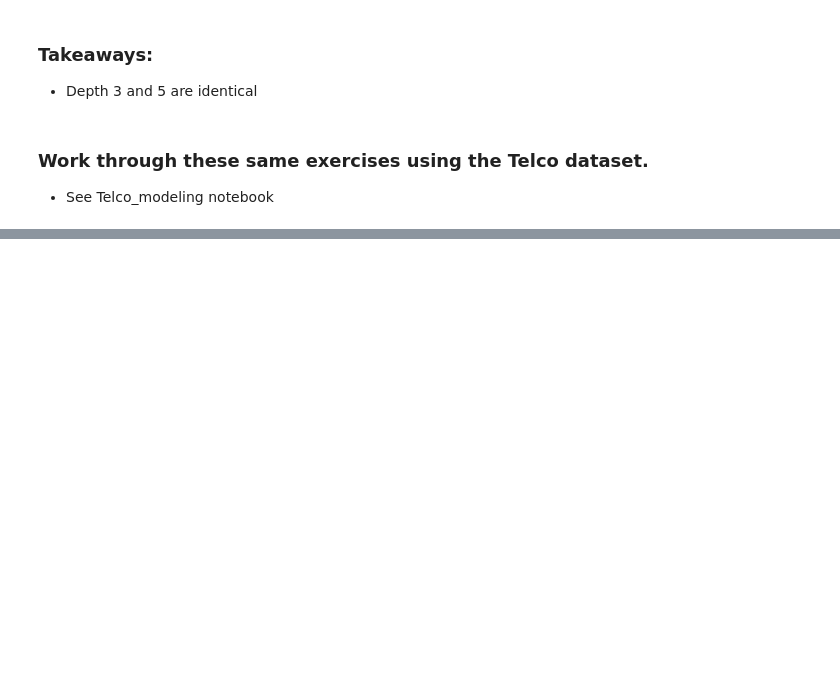
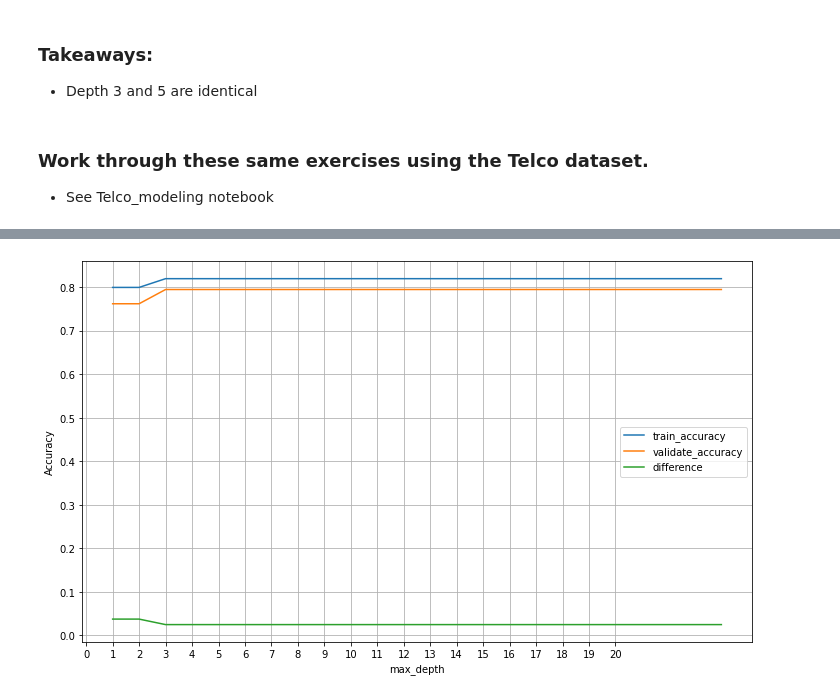
Before and after one commit to bradgauvin/classification-exercises, a Jupyter notebook: model.ipynb, the cells around one changed output, grey strips where cells are left out. Cells and saved outputs as stored; diff of their text form; code cells hidden in the pictures; blank space fills up the shorter version.

Commit message:
random forest exercise added

```diff
--- a/model.ipynb
+++ b/model.ipynb
@@ -297,0 +631,11 @@ weighted avg       0.81      0.79      0.78       214
+# %%
+for i in range (2,11):
+    rfc = RandomForestClassifier(max_depth=i, random_state=123)
+    rfc = rfc.fit(x_train,y_train)
+    #predictions
+    y_pred = rfc.predict(x_train)
+    # Classification loop
+    report = classification_report(y_train, y_pred, output_dict=True)
+    print(f'Tree with max depth of {i}')
+    print(pd.DataFrame(report))
+    print()
@@ -297,0 +660,28 @@ weighted avg       0.81      0.79      0.78       214
+# %%
+# Copied from decision tree lesson & updted with random forest classifier
+metrics = []
+
+for i in range(1, 25):
+    # Make the model
+    rfc = RandomForestClassifier(max_depth=i, random_state=123)
+
+    # Fit the model (on train and only train)
+    rfc = rfc.fit(x_train, y_train)
+
+    # Use the model
+    # We'll evaluate the model's performance on train, first
+    in_sample_accuracy = rfc.score(x_train, y_train)
+
+    out_of_sample_accuracy = rfc.score(x_validate, y_validate)
+
+    output = {
+        "max_depth": i,
+        "train_accuracy": in_sample_accuracy,
+        "validate_accuracy": out_of_sample_accuracy
+    }
+
+    metrics.append(output)
+
+df = pd.DataFrame(metrics)
+df["difference"] = df.train_accuracy - df.validate_accuracy
+df
@@ -297,0 +706,7 @@ weighted avg       0.81      0.79      0.78       214
+# %%
+df.set_index('max_depth').plot(figsize = (12,7))
+plt.ylabel('Accuracy')
+plt.xticks(np.arange(0,21,1))
+plt.grid()
+# %% [output]
+[figure, added]
```
Also changed, not shown: parts of 36 cells of this notebook.
